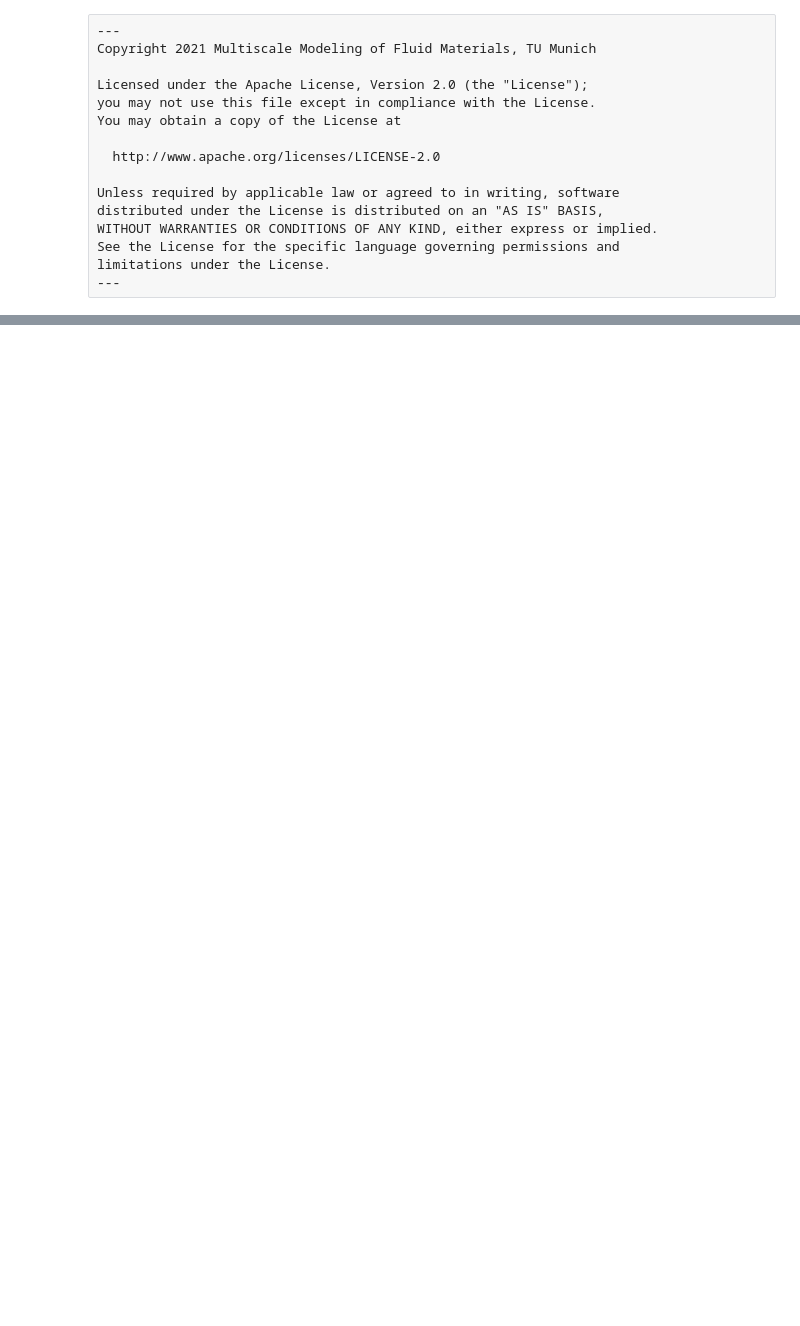
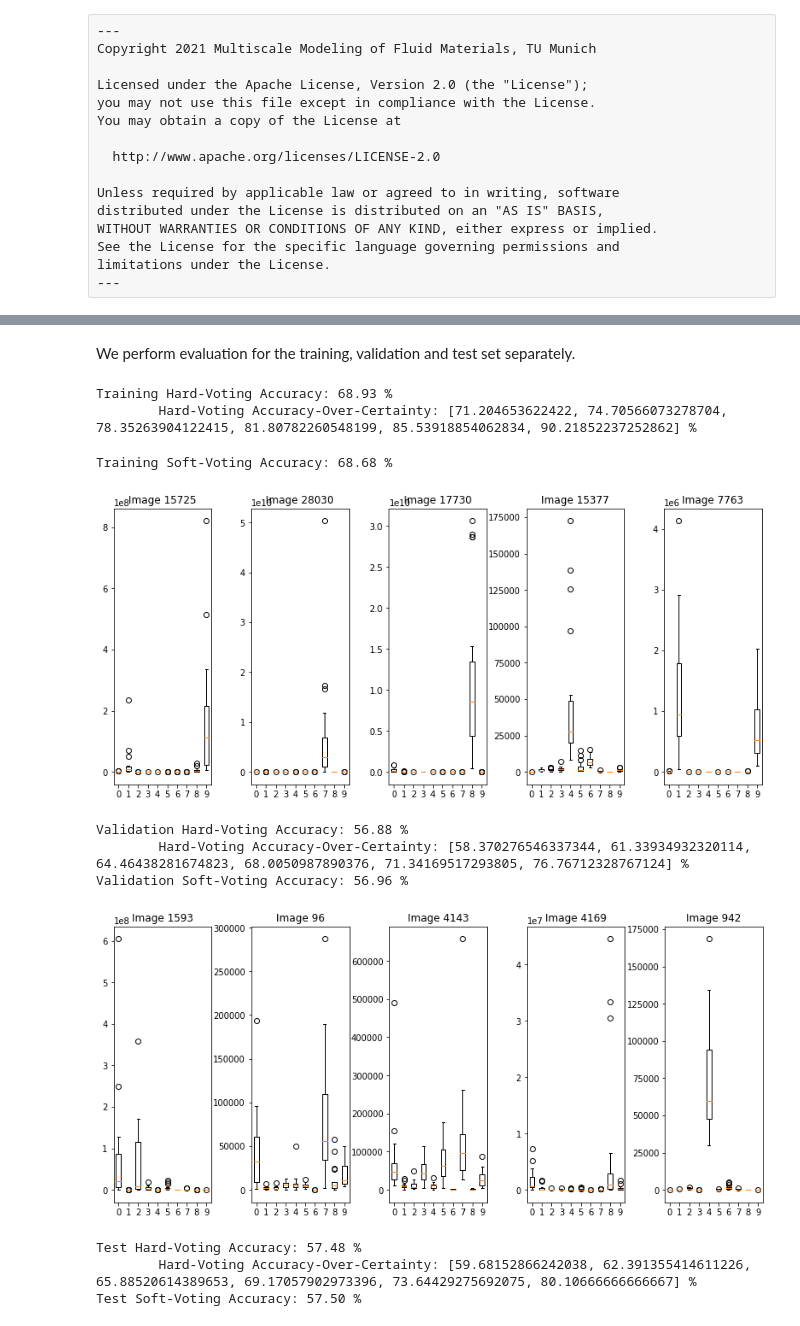
Before and after one commit to tummfm/jax-sgmc, a Jupyter notebook: docs/examples/cifar.ipynb, the cells around one changed output, grey strips where cells are left out. Saved outputs shown, nothing was run; the diff lists cells and outputs as text; code cells hidden in the pictures; blank space fills up the shorter version.

```diff
--- a/docs/examples/cifar.ipynb
+++ b/docs/examples/cifar.ipynb
@@ -432,0 +154,4 @@ evaluate_model(results, test_loader, dataset="test")
+# %%
+# Sanity-check prediction
+logits = apply_mobilenet(init_params, None, init_batch)
+print(logits)
@@ -432,0 +202,11 @@ evaluate_model(results, test_loader, dataset="test")
+# %%
+potential_fn = potential.minibatch_potential(prior=log_gaussian_prior,
+                                             likelihood=log_likelihood,
+                                             is_batched=True,
+                                             strategy='vmap')
+
+# Define sample (of model parameters)
+sample = {"w": init_params}
+
+# Sanity-check likelihoods
+_, returned_likelihoods = potential_fn(sample, batch_data, likelihoods=True)
@@ -432,0 +220,12 @@ evaluate_model(results, test_loader, dataset="test")
+# %%
+# Create pSGLD sampler (with RMSProp preconditioner)
+sampler = alias.sgld(potential_fn=potential_fn,
+                     data_loader=train_loader,
+                     cache_size=cached_batches,
+                     batch_size=batch_size,
+                     first_step_size=lr_first,
+                     last_step_size=lr_last,
+                     burn_in=burn_in_size,
+                     accepted_samples=accepted_samples,
+                     rms_prop=True,
+                     progress_bar=True)
@@ -432,0 +237,4 @@ evaluate_model(results, test_loader, dataset="test")
+# %%
+# Perform sampling
+results = sampler(sample, iterations=iterations)
+results = results[0]['samples']['variables']
@@ -432,0 +423,19 @@ evaluate_model(results, test_loader, dataset="test")
+# %% [markdown]
+We perform evaluation for the training, validation and test set separately.
+# %%
+# Model evaluation
+evaluate_model(results, train_loader, dataset="training")
+evaluate_model(results, val_loader, dataset="validation")
+evaluate_model(results, test_loader, dataset="test")
+# %% [output]
+Training Hard-Voting Accuracy: 68.93 %
+        Hard-Voting Accuracy-Over-Certainty: [71.204653622422, 74.70566073278704, 78.35263904122415, 81.80782260548199, 85.53918854062834, 90.21852237252862] %
+Training Soft-Voting Accuracy: 68.68 %
+[figure, added]
+Validation Hard-Voting Accuracy: 56.88 %
+        Hard-Voting Accuracy-Over-Certainty: [58.370276546337344, 61.33934932320114, 64.46438281674823, 68.0050987890376, 71.34169517293805, 76.76712328767124] %
+Validation Soft-Voting Accuracy: 56.96 %
+[figure, added]
+Test Hard-Voting Accuracy: 57.48 %
+        Hard-Voting Accuracy-Over-Certainty: [59.68152866242038, 62.391355414611226, 65.88520614389653, 69.17057902973396, 73.64429275692075, 80.10666666666667] %
+Test Soft-Voting Accuracy: 57.50 %
```
Also changed, not shown: parts of 27 cells of this notebook.
